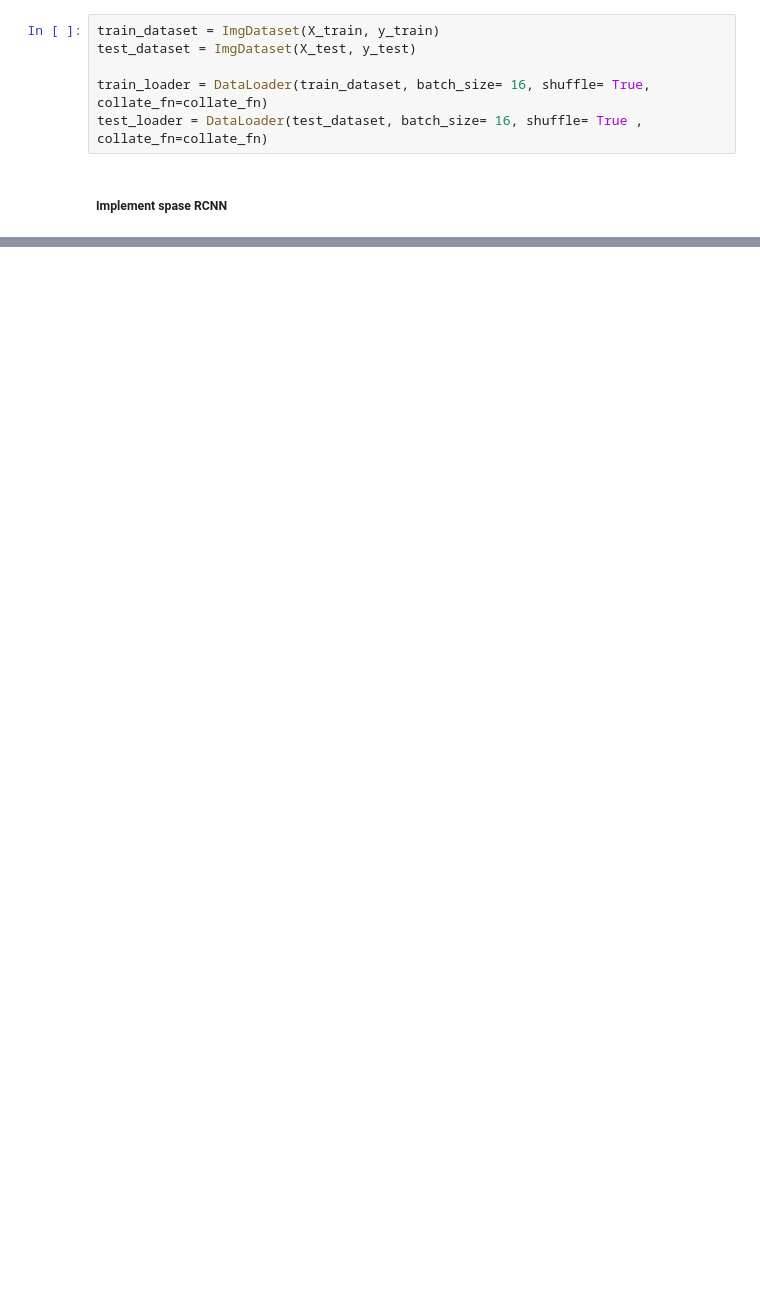
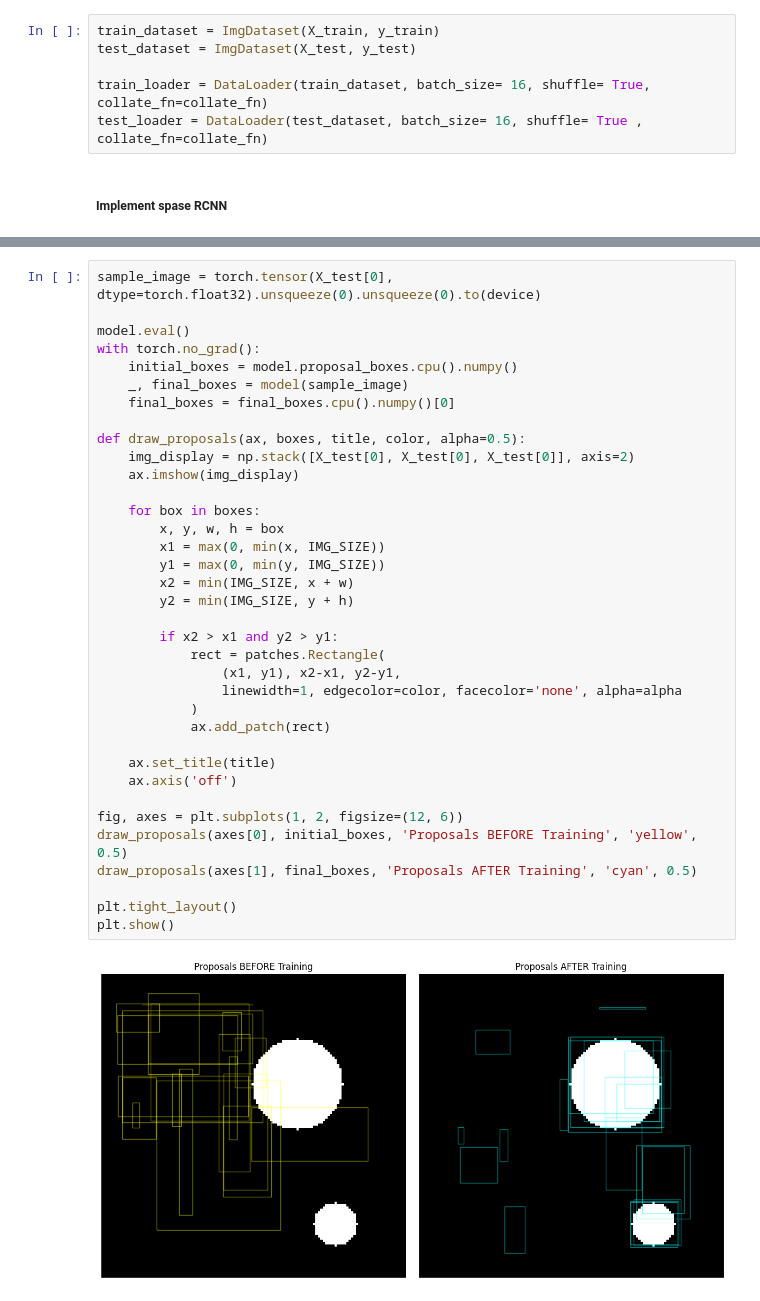
Before and after one commit to AmirhosseinRHT/Deep-Neural-Networks-Projects, a Jupyter notebook: HW3/main.ipynb, the cells around one changed output, grey strips where cells are left out. Saved outputs shown, nothing was run; the diff lists cells and outputs as text; blank space fills up the shorter version.

```diff
--- a/HW3/main.ipynb
+++ b/HW3/main.ipynb
@@ -249,0 +716,38 @@ TypeError: Adam.__init__() missing 1 required positional argument: 'params'
+# %%
+sample_image = torch.tensor(X_test[0], dtype=torch.float32).unsqueeze(0).unsqueeze(0).to(device)
+
+model.eval()
+with torch.no_grad():
+    initial_boxes = model.proposal_boxes.cpu().numpy()
+    _, final_boxes = model(sample_image)
+    final_boxes = final_boxes.cpu().numpy()[0]
+
+def draw_proposals(ax, boxes, title, color, alpha=0.5):
+    img_display = np.stack([X_test[0], X_test[0], X_test[0]], axis=2)
+    ax.imshow(img_display)
+
+    for box in boxes:
+        x, y, w, h = box
+        x1 = max(0, min(x, IMG_SIZE))
+        y1 = max(0, min(y, IMG_SIZE))
+        x2 = min(IMG_SIZE, x + w)
+        y2 = min(IMG_SIZE, y + h)
+
+        if x2 > x1 and y2 > y1:
+            rect = patches.Rectangle(
+                (x1, y1), x2-x1, y2-y1,
+                linewidth=1, edgecolor=color, facecolor='none', alpha=alpha
+            )
+            ax.add_patch(rect)
+
+    ax.set_title(title)
+    ax.axis('off')
+
+fig, axes = plt.subplots(1, 2, figsize=(12, 6))
+draw_proposals(axes[0], initial_boxes, 'Proposals BEFORE Training', 'yellow', 0.5)
+draw_proposals(axes[1], final_boxes, 'Proposals AFTER Training', 'cyan', 0.5)
+
+plt.tight_layout()
+plt.show()
+# %% [output]
+[figure, added]
```
Also changed, not shown: parts of 14 cells of this notebook.
